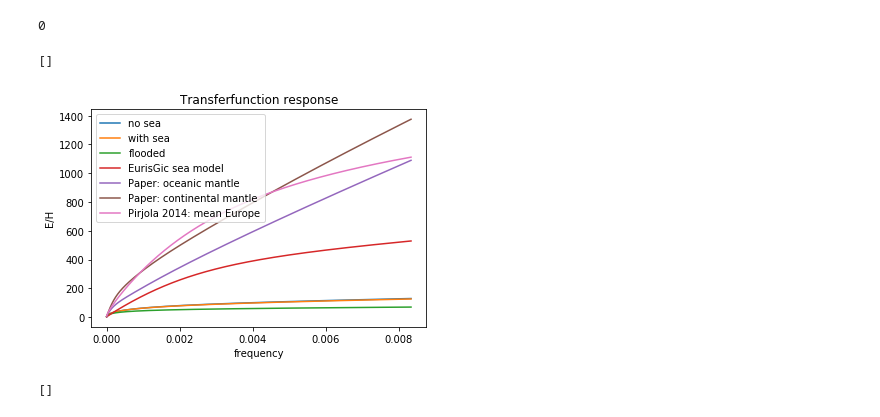
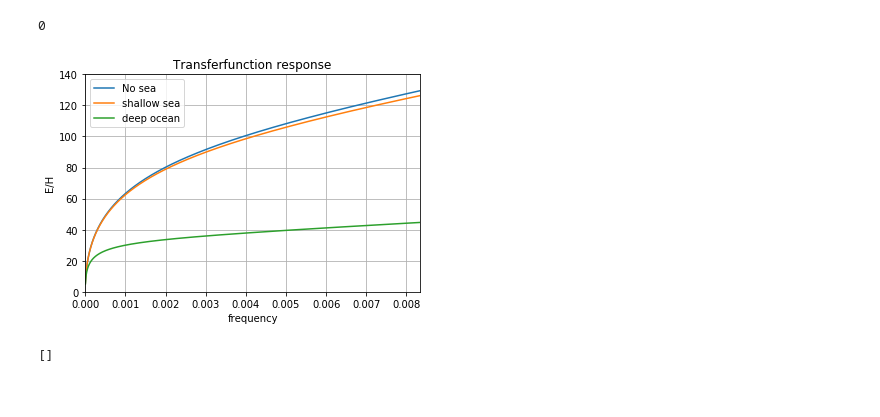
Before and after one commit to outfrenk/Dutch_GIC, a Jupyter notebook: partial_code/testing_script.ipynb, the cells around one changed output. Saved outputs shown, nothing was run; the diff lists cells and outputs as text; code cells hidden in the pictures.

```diff
--- a/partial_code/testing_script.ipynb
+++ b/partial_code/testing_script.ipynb
@@ -439,9 +439,9 @@ def transferfunction(freq,model): #Where B is given, NOT H!
             cond[0,:]=[1./1.,1./5000.,1./1.,1./10.] #conductivity top to bottom
             cond[1,:]=[2000,6000,4000,0] #depth top to bottom in m
         elif model == 2:
-            cond=np.zeros((2,4)) #deep ocean
-            cond[0,:]=[4.,1./5000.,1./1.,1./10.] #conductivity top to bottom
-            cond[1,:]=[2000,6000,4000,0] #depth top to bottom in m
+            cond=np.zeros((2,5)) #deep ocean
+            cond[0,:]=[4.,1,1./5000.,1./1.,1./10.] #conductivity top to bottom
+            cond[1,:]=[4000,2000,6000,4000,0] #depth top to bottom in m
         elif model == 3:
             cond=np.zeros((2,2)) #GIC in Europe paper
             cond[0,:]=[1./38.5,1./0.385] #conductivity top to bottom
@@ -477,43 +477,46 @@ def transferfunction(freq,model): #Where B is given, NOT H!
 # %%
 # import numpy as np
 import matplotlib.pyplot as plt
 mu=4*np.pi*10**(-7)
 
 freqvector=np.arange(1/(60*60*24*3),1/(2*60)+1/(60*60*24*3),1/(60*60*24*3))
 Zn1=np.zeros(len(freqvector),dtype='complex')
 Zn0=np.zeros(len(freqvector),dtype='complex')
 Zn2=np.zeros(len(freqvector),dtype='complex')
 Zn3=np.zeros(len(freqvector),dtype='complex')
 Zn4=np.zeros(len(freqvector),dtype='complex')
 Zn5=np.zeros(len(freqvector),dtype='complex')
 Zn6=np.zeros(len(freqvector),dtype='complex')
 for item in range(len(freqvector)):
     Zn1[item]=(transferfunction(freqvector[item],1))
     Zn0[item]=(transferfunction(freqvector[item],0))
     Zn2[item]=(transferfunction(freqvector[item],2))
     Zn3[item]=(transferfunction(freqvector[item],3))
     Zn4[item]=(transferfunction(freqvector[item],4))
     Zn5[item]=(transferfunction(freqvector[item],5))
     Zn6[item]=(transferfunction(freqvector[item],6))
 #     Zn2[item]=(Zn0[item]/(np.cosh(50*np.sqrt(1j*freqvector[item]*mu*4))+np.sqrt(1j*freqvector[item]*mu/4.)/Zn0[item]*np.sinh(50*np.sqrt(1j*freqvector[item]*mu*4))))
 #     print((np.cosh(50*np.sqrt(1j*freqvector[item]*mu*4))+np.sqrt(1j*freqvector[item]*mu/4.)/Zn0[item]*np.sinh(50*np.sqrt(1j*freqvector[item]*mu*4))))
 fig=plt.figure()
 ax=fig.add_subplot()
 ax.set_title('Transferfunction response')
 ax.set_xlabel("frequency")
 ax.set_ylabel("E/H")
-ax.plot(freqvector,abs(Zn1),label='no sea')
-ax.plot(freqvector,abs(Zn0),label='with sea')
-ax.plot(freqvector,abs(Zn2),label='flooded')
-ax.plot(freqvector,abs(Zn3),label='EurisGic sea model')
-ax.plot(freqvector,abs(Zn4),label='Paper: oceanic mantle')
-ax.plot(freqvector,abs(Zn5),label='Paper: continental mantle')
-ax.plot(freqvector,abs(Zn6),label='Pirjola 2014: mean Europe')
+ax.plot(freqvector,abs(Zn1),label='No sea')
+ax.plot(freqvector,abs(Zn0),label='shallow sea')
+ax.plot(freqvector,abs(Zn2),label='deep ocean')
+# ax.plot(freqvector,abs(Zn3),label='EurisGic sea model')
+# ax.plot(freqvector,abs(Zn4),label='Paper: oceanic mantle')
+# ax.plot(freqvector,abs(Zn5),label='Paper: continental mantle')
+# ax.plot(freqvector,abs(Zn6),label='Pirjola 2014: mean Europe')
 ax.legend()
-plt.plot()
+ax.set_xlim(0,1/(2*60)+1/(60*60*24*3))
+ax.set_ylim(0,140)
+ax.grid()
+# plt.plot()
+plt.savefig(f'/usr/people/out/Documents/Magnetic_field/station_results/transferfunction.png',bbox_inches='tight')
 # %% [output]
-[]
-[figure, old version]
+[figure, new version]
 # %%
 # Create transferfunction!
 def faultytransferfunction(freq,model): #Where B is given, NOT H!
```
Also changed, not shown: parts of 3 cells of this notebook, 7 other files.
